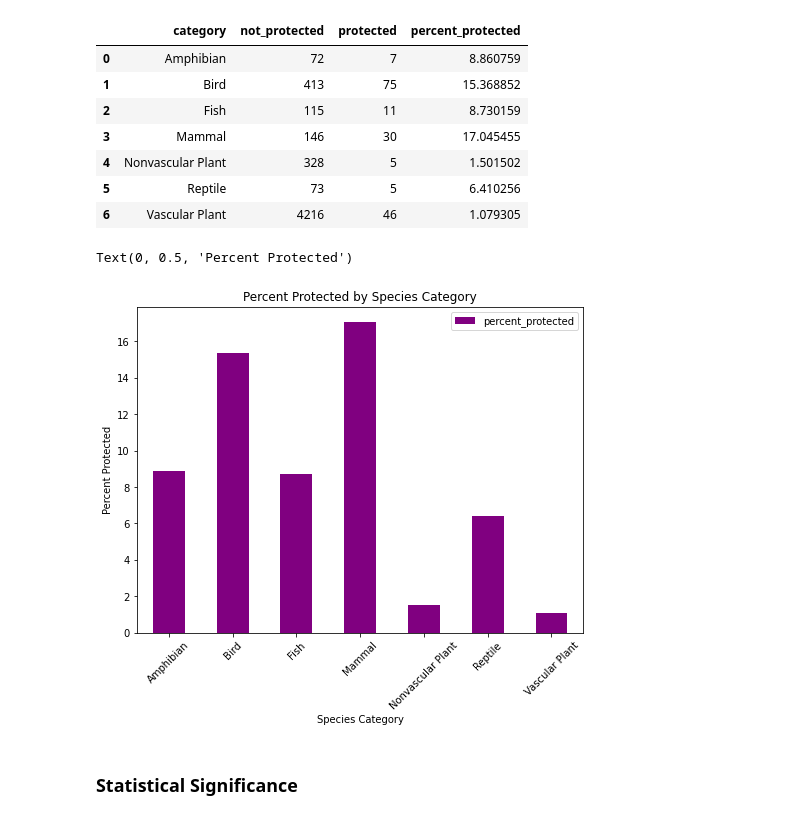
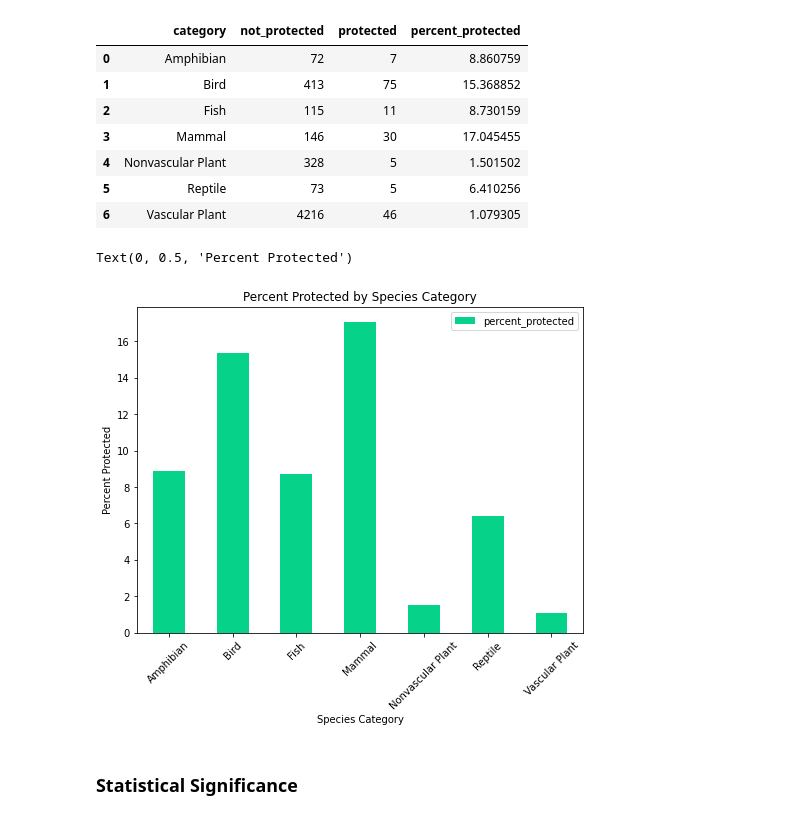
Before and after one commit to h-ostcode/Biodiversity-in-National-Parks, a Jupyter notebook: biodiversity.ipynb, the cells around one changed output. Saved outputs shown, nothing was run; the diff lists cells and outputs as text; code cells hidden in the pictures.

Commit message:
Updated colors for visualizations.

```diff
--- a/biodiversity.ipynb
+++ b/biodiversity.ipynb
@@ -264,14 +263,14 @@ category_counts
 | 5 | Reptile | 73 | 5 | 6.410256 |
 | 6 | Vascular Plant | 4216 | 46 | 1.079305 |
 # %%
-ax = category_counts.plot(kind = 'bar', x = 'category', y = 'percent_protected', color = ("purple"), figsize=(8,6))
+ax = category_counts.plot(kind = 'bar', x = 'category', y = 'percent_protected', color = "#07d28a", figsize=(8,6))
 plt.title('Percent Protected by Species Category')
 plt.xticks(rotation = 45)
 ax.set_xlabel("Species Category")
 ax.set_ylabel("Percent Protected")
 # %% [output]
 Text(0, 0.5, 'Percent Protected')
-[figure, old version]
+[figure, new version]
 # %% [markdown]
 ### Statistical Significance
 # %%
```
Also changed, not shown: parts of 11 cells of this notebook.
